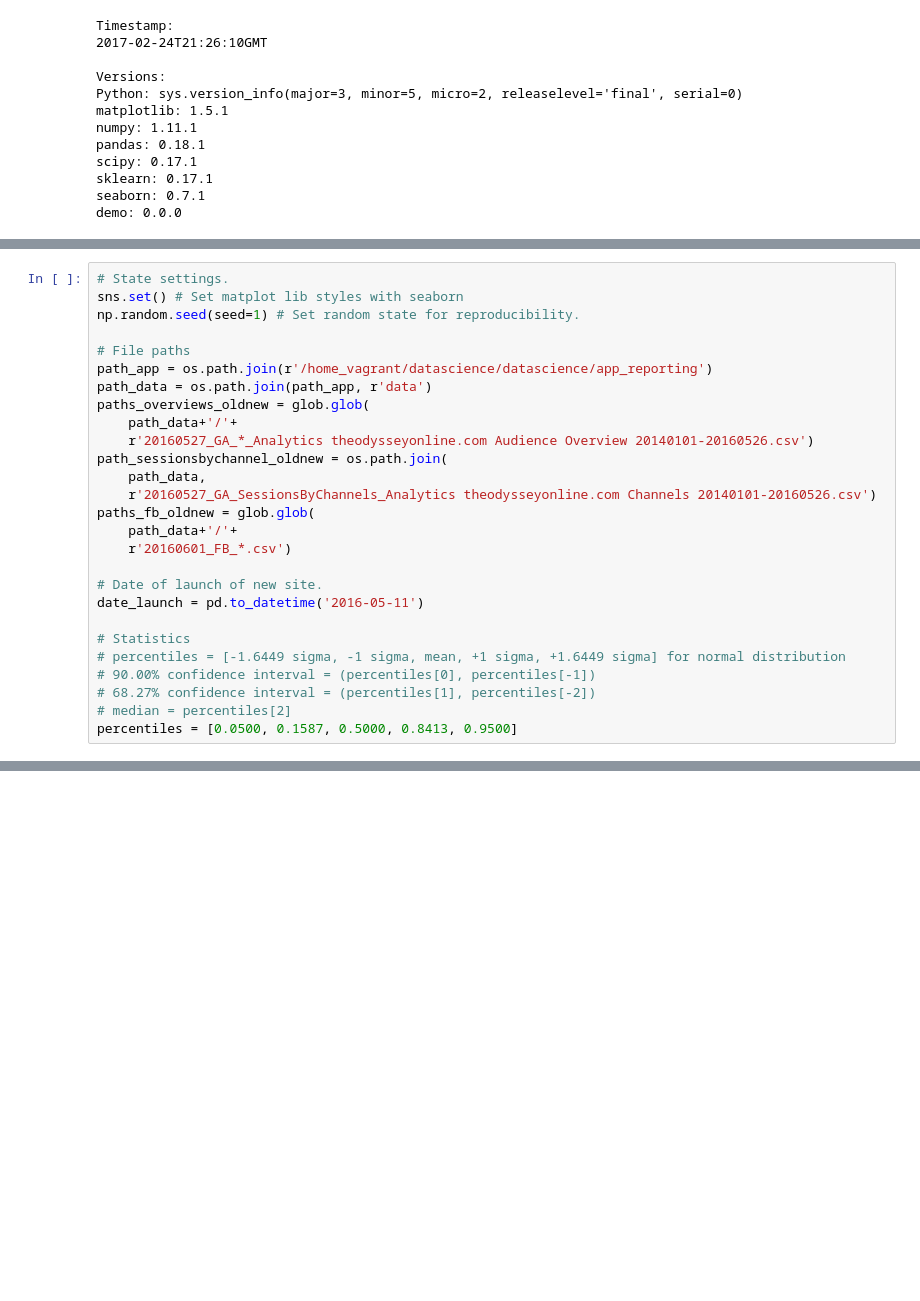
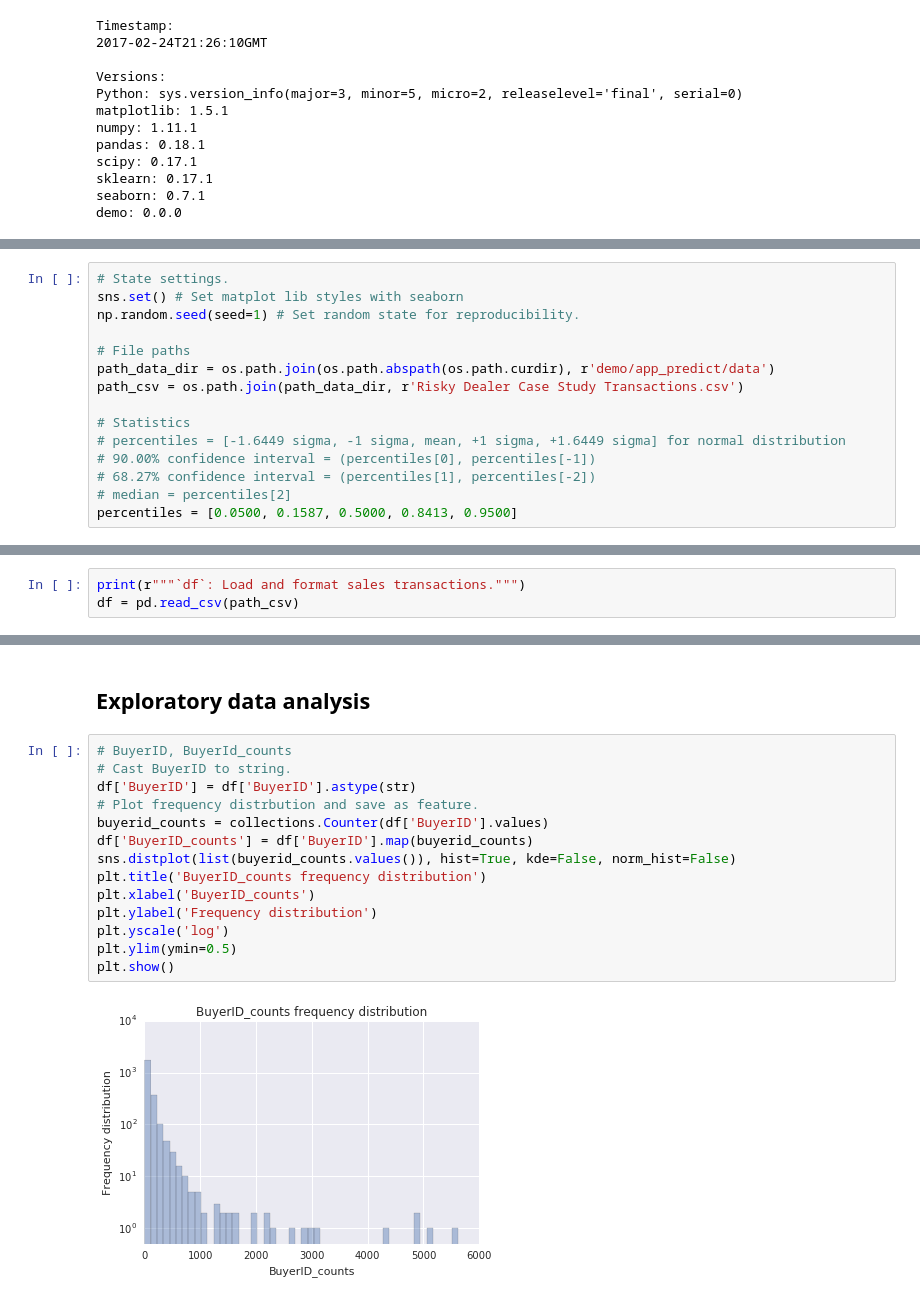
Before and after one commit to stharrold/demo, a Jupyter notebook: demo/app_predict/examples/example_app_predict_dev.ipynb, the cells around one changed output, grey strips where cells are left out. Drawn from its saved outputs; the diff is of its cells as text; blank space fills up the shorter version.

Commit message:
app_predict: eta

```diff
--- a/demo/app_predict/examples/example_app_predict_dev.ipynb
+++ b/demo/app_predict/examples/example_app_predict_dev.ipynb
@@ -133,20 +133,8 @@ sns.set() # Set matplot lib styles with seaborn
 np.random.seed(seed=1) # Set random state for reproducibility.
 
 # File paths
-path_app = os.path.join(r'/home_vagrant/datascience/datascience/app_reporting')
-path_data = os.path.join(path_app, r'data')
-paths_overviews_oldnew = glob.glob(
-    path_data+'/'+
-    r'20160527_GA_*_Analytics theodysseyonline.com Audience Overview 20140101-20160526.csv')
-path_sessionsbychannel_oldnew = os.path.join(
-    path_data,
-    r'20160527_GA_SessionsByChannels_Analytics theodysseyonline.com Channels 20140101-20160526.csv')
-paths_fb_oldnew = glob.glob(
-    path_data+'/'+
-    r'20160601_FB_*.csv')
-
-# Date of launch of new site.
-date_launch = pd.to_datetime('2016-05-11')
+path_data_dir = os.path.join(os.path.abspath(os.path.curdir), r'demo/app_predict/data')
+path_csv = os.path.join(path_data_dir, r'Risky Dealer Case Study Transactions.csv')
 
 # Statistics
 # percentiles = [-1.6449 sigma, -1 sigma, mean, +1 sigma, +1.6449 sigma] for normal distribution
@@ -158,0 +147,3 @@ ERROR: Cell magic `%%R` not found.
+# %%
+print(r"""`df`: Load and format sales transactions.""")
+df = pd.read_csv(path_csv)
@@ -158,0 +160,18 @@ ERROR: Cell magic `%%R` not found.
+# %% [markdown]
+## Exploratory data analysis
+# %%
+# BuyerID, BuyerId_counts
+# Cast BuyerID to string.
+df['BuyerID'] = df['BuyerID'].astype(str)
+# Plot frequency distrbution and save as feature.
+buyerid_counts = collections.Counter(df['BuyerID'].values)
+df['BuyerID_counts'] = df['BuyerID'].map(buyerid_counts)
+sns.distplot(list(buyerid_counts.values()), hist=True, kde=False, norm_hist=False)
+plt.title('BuyerID_counts frequency distribution')
+plt.xlabel('BuyerID_counts')
+plt.ylabel('Frequency distribution')
+plt.yscale('log')
+plt.ylim(ymin=0.5)
+plt.show()
+# %% [output]
+[figure, added]
```
Also changed, not shown: parts of 20 cells of this notebook, 1 other file.
